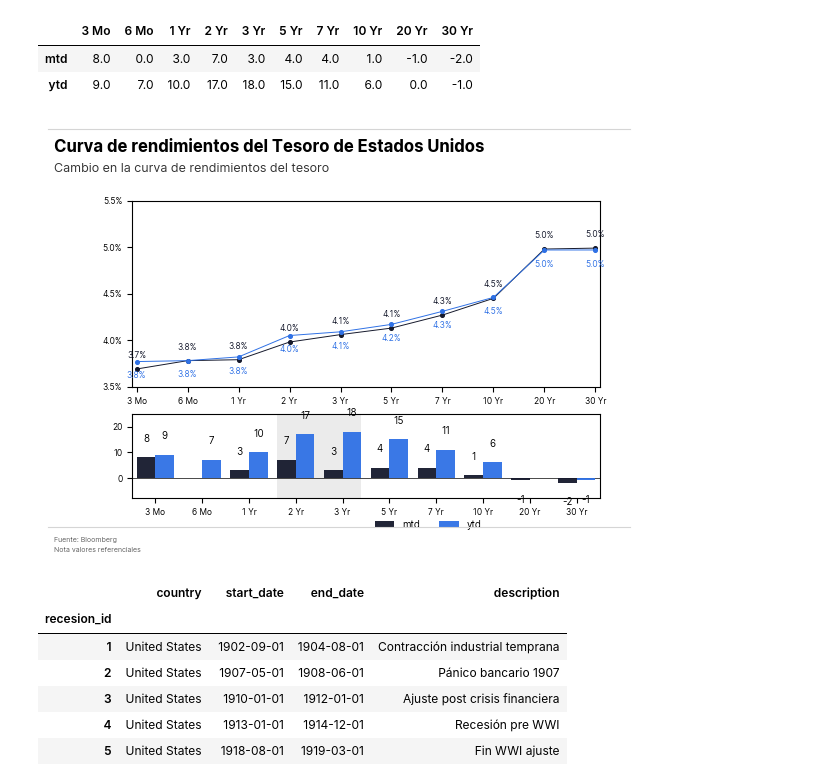
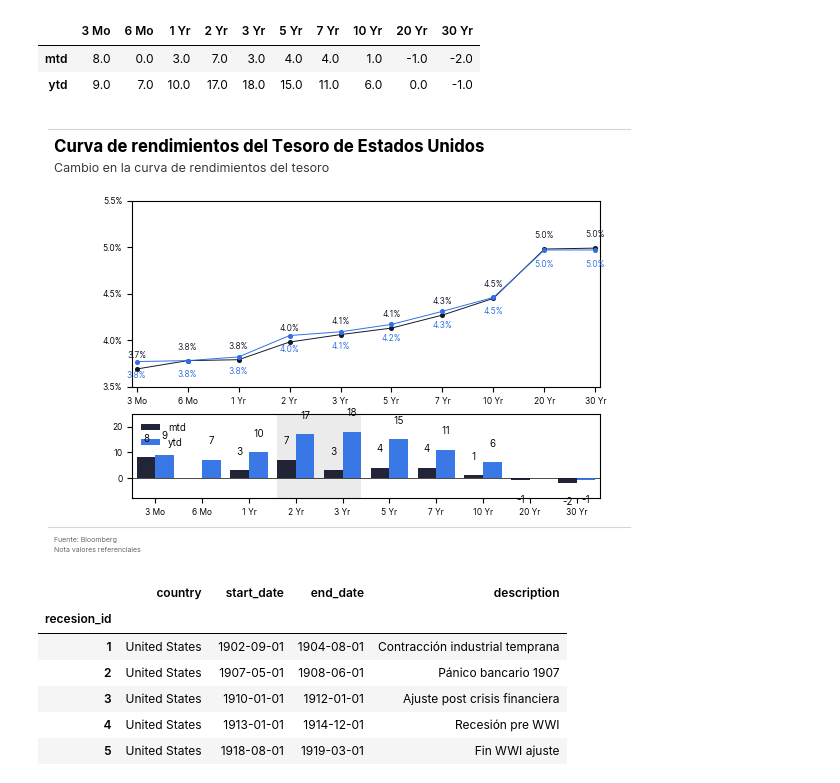
Before and after one commit to jc-ocampob/helpers_ps, a Jupyter notebook: Pruebas.ipynb, the cells around one changed output. Drawn from its saved outputs; the diff is of its cells as text; code cells hidden in the pictures.

```diff
--- a/Pruebas.ipynb
+++ b/Pruebas.ipynb
@@ -371,34 +371,39 @@ graph.graph_bar(
     y_axis=dict(
         lim=(-8,25),
         fontsize=6,
     ),
     x_axis=dict(
         fontsize=6
     ),
     bar_mode="last",
     stacked=False,
     grouped=True,
     bar_labels={
         "1": dict(
             ticker="ytd",
             x_values = "all",
             template = "{y_value:,.0f}",
             bg_color="None",
             ubic_etq=(0,-10)
         ),
         "2": dict(
             ticker="mtd",
             x_values = "all",
             template = "{y_value:,.0f}",
             bg_color="None",
             ubic_etq=(0,-10)
         ),
     },
+    legend=dict(
+        show=True,
+        bbox_to_anchor=None,
+        ncol=1
+    )
 )
 graph.shade_x_periods([(3,4)])
 graph.add_source(text=["Fuente: Bloomberg", "Nota valores referenciales"], fontsize=5)
 # %% [output]
-[figure, old version]
+[figure, new version]
 # %%
 data_frame = pd.read_excel("C:/Users/K02066/Downloads/recessions.xlsx")
 # %%
```
Also changed, not shown: 4 other files.
